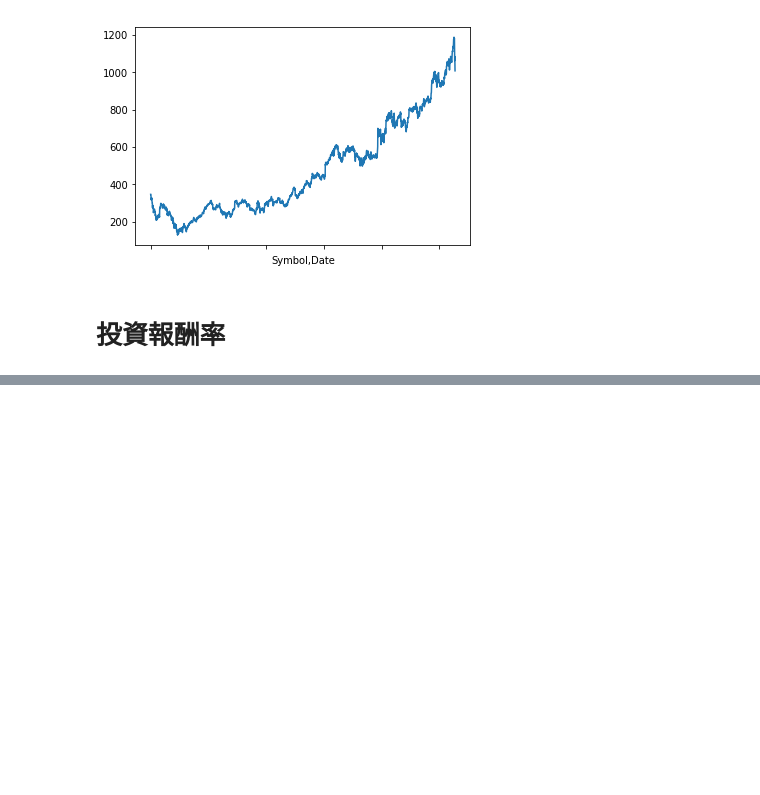
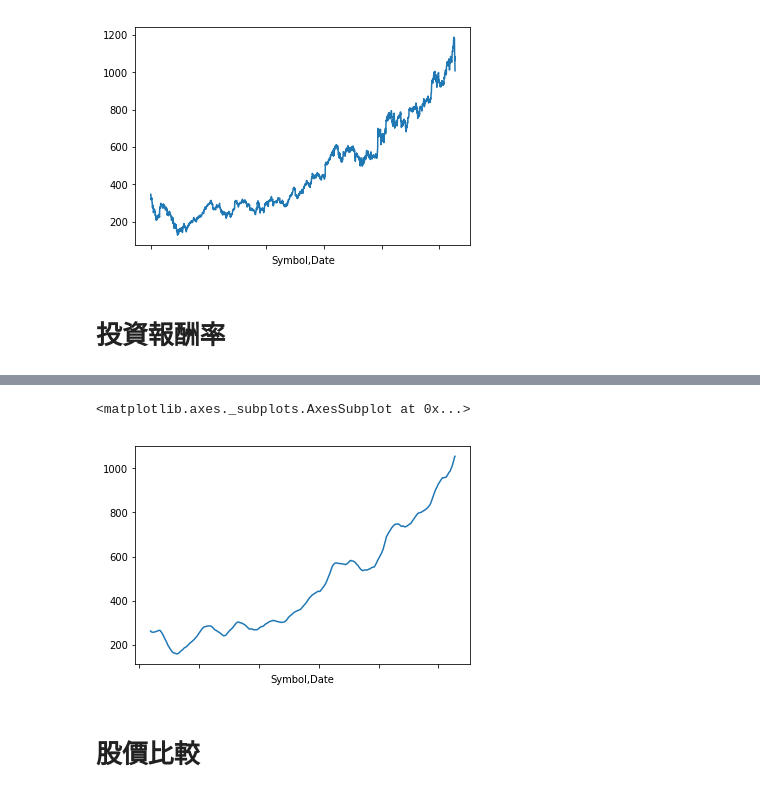
Before and after one commit to wuling31715/2018-NCCU-Machine-Learning, a Jupyter notebook: finance/stock/demo.ipynb, the cells around one changed output, grey strips where cells are left out. Drawn from its saved outputs; the diff is of its cells as text; code cells hidden in the pictures; blank space fills up the shorter version.

```diff
--- a/finance/stock/demo.ipynb
+++ b/finance/stock/demo.ipynb
@@ -50,0 +67,8 @@ close.plot()
+# %%
+rolling_20 = close.rolling(window = 100).mean()
+rolling_20.plot()
+# %% [output]
+<matplotlib.axes._subplots.AxesSubplot at 0x...>
+[figure, added]
+# %% [markdown]
+# 股價比較
```
Also changed, not shown: parts of 9 cells of this notebook.
